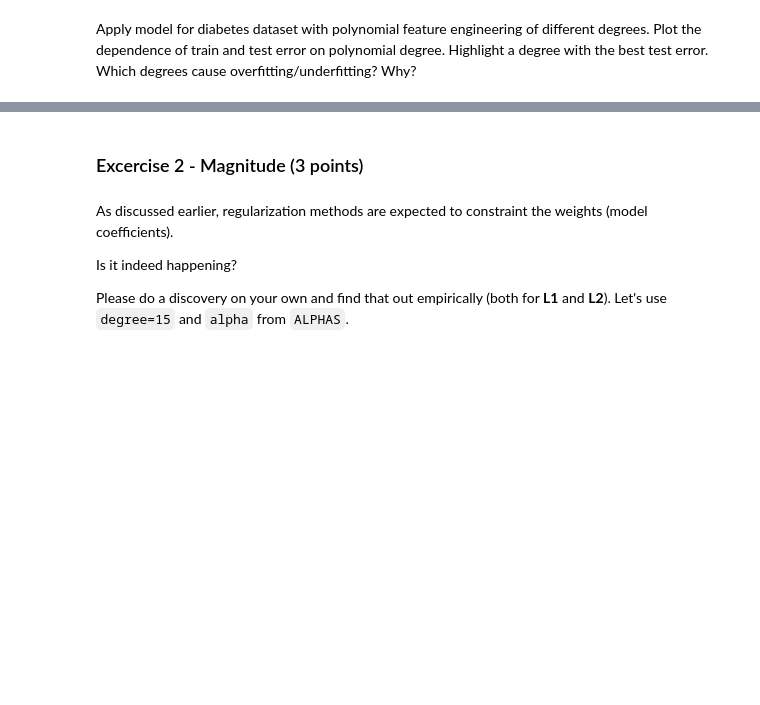
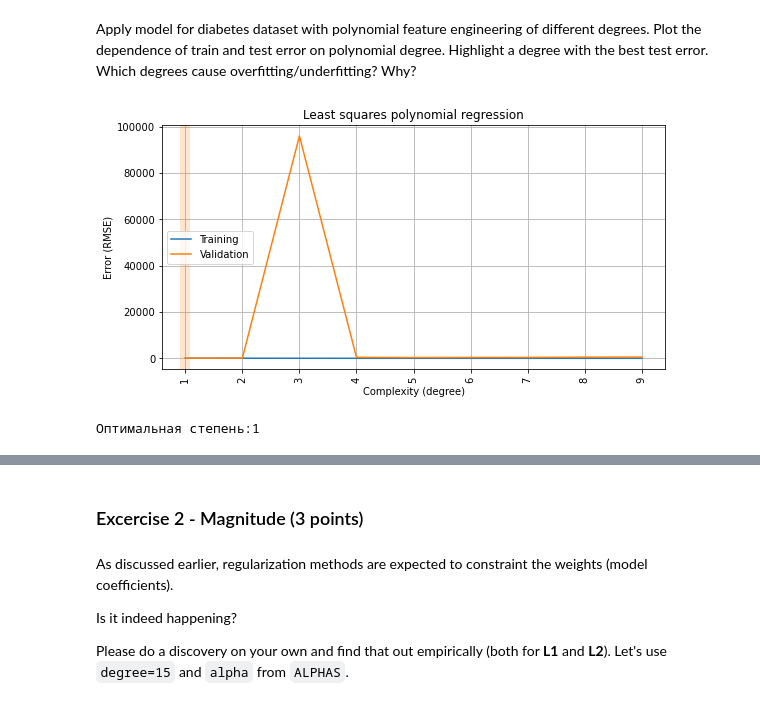
Before and after one commit to DariaHv/rs_school_ml_1, a Jupyter notebook: overfitting_regularization.ipynb, the cells around one changed output, grey strips where cells are left out. Saved outputs shown, nothing was run; the diff lists cells and outputs as text; code cells hidden in the pictures; blank space fills up the shorter version.

```diff
--- a/overfitting_regularization.ipynb
+++ b/overfitting_regularization.ipynb
@@ -357,0 +372,19 @@ Apply model for diabetes dataset with polynomial feature engineering of differen
+# %%
+# your findings/conclusions
+X_train, X_test, y_train, y_test = train_test_split(X_diabetes, y_diabetes, test_size=0.3, random_state=SEED)
+
+def rsme_graph(degrees):
+    rmse_train, rmse_test = [], []
+    for degree in degrees:
+        reg = make_model(degree).fit(X_train, y_train)
+        rmse_train.append(rmse(reg.predict(X_train), y_train))
+        rmse_test.append(rmse(reg.predict(X_test), y_test))
+
+    plot_fitting_graph(degrees, rmse_train, rmse_test, xlabel='Complexity (degree)', ylabel='Error (RMSE)',
+                       title='Least squares polynomial regression')
+    print ("Оптимальная степень:" + str(degrees[np.argmin(rmse_test)]))
+
+rsme_graph(np.linspace(1, 9, 9, dtype=int))
+# %% [output]
+[figure, added]
+Оптимальная степень:1
```
Also changed, not shown: parts of 14 cells of this notebook.
